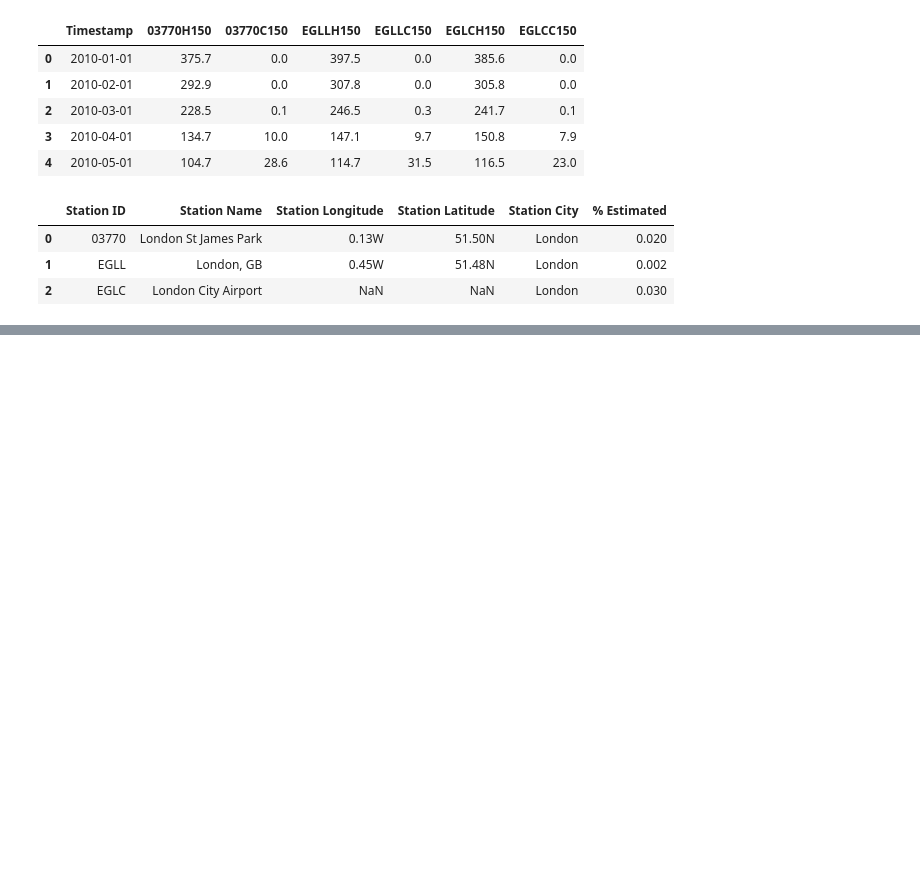
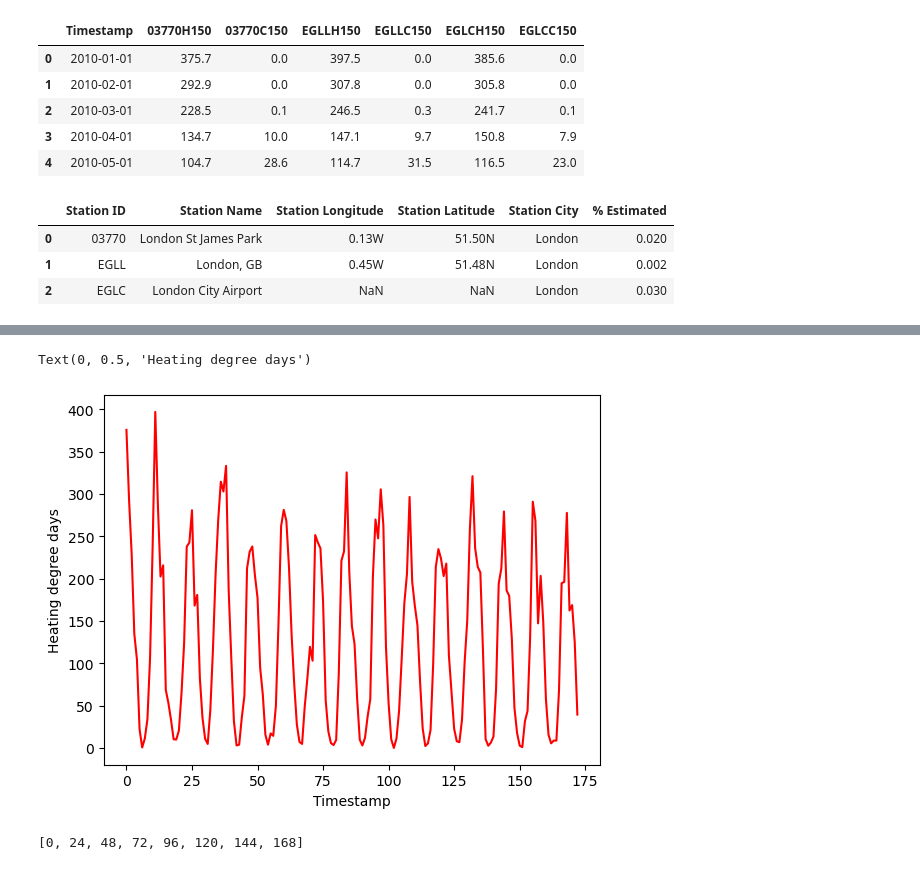
Before and after one commit to JoeyBream/weather-data, a Jupyter notebook: data.ipynb, the cells around one changed output, grey strips where cells are left out. Cells and saved outputs as stored; diff of their text form; code cells hidden in the pictures; blank space fills up the shorter version.

Commit message:
Building first charts, HDDs and CDDs by month

```diff
--- a/data.ipynb
+++ b/data.ipynb
@@ -38,0 +51,18 @@ SyntaxError: invalid syntax (2114073461.py, line 1)
+# %%
+Heating_Days = WS_Data['03770H150']
+axes = Heating_Days.plot(kind = "line",
+                  color = "red")
+
+axes.set_xlabel("Timestamp")
+axes.set_ylabel("Heating degree days")
+# %% [output]
+Text(0, 0.5, 'Heating degree days')
+[figure, added]
+# %%
+timestamplist = []
+for i in range(0,173,24):
+    timestamplist.append(i)
+
+print(timestamplist)
+# %% [output]
+[0, 24, 48, 72, 96, 120, 144, 168]
```
Also changed, not shown: parts of 5 cells of this notebook.
